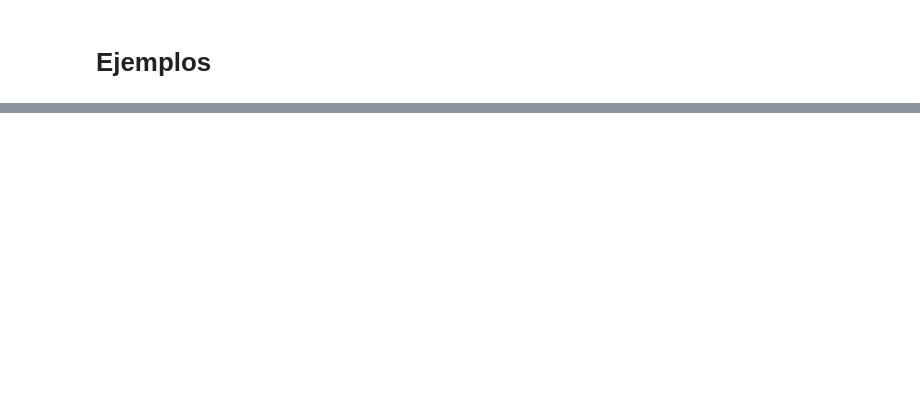
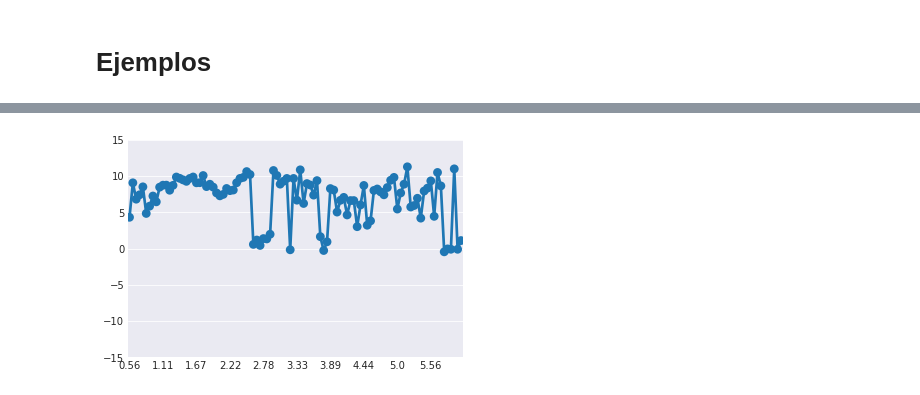
Before and after one commit to dioh/sed_2017_tps, a Jupyter notebook: tpf/analisis/Visualizar-cell-devs.ipynb, the cells around one changed output, grey strips where cells are left out. Saved outputs shown, nothing was run; the diff lists cells and outputs as text; code cells hidden in the pictures; blank space fills up the shorter version.

Commit message:
update a visualizador

```diff
--- a/tpf/analisis/Visualizar-cell-devs.ipynb
+++ b/tpf/analisis/Visualizar-cell-devs.ipynb
@@ -91,8 +91,6 @@ for i in range(0,N):
         evolution_values[i][j] = get_cut_values(evolution[i][j], pts)
 # %%
 # Enter cell to plot evolution
-i, j = 0,1
-
-# Test example
-x = list(map(lambda x : x['time'], evolution_values[i][j]))
-y = list(map(lambda x : x['value'], evolution_values[i][j]))
+y = list(map(lambda x : x['time'], evolution_values[0][0]))
+xs = [list(map(lambda x : x['value'], evolution_values[i][j])) for i in range(0,2) for j in range(0,2)]
+z = list(map(sum, zip(*xs)))
@@ -103,0 +117,10 @@ ax = sns.pointplot(x=x, y=y)
+# %%
+sns.set_style("darkgrid")
+ax = sns.pointplot(x=list(map(lambda a : round(a,2), x)), y=z)
+ax.set_ylim(-15,15)
+
+import matplotlib.ticker as ticker
+tick_spacing = 10
+ax.xaxis.set_major_locator(ticker.MultipleLocator(tick_spacing))
+# %% [output]
+[figure, added]
```
Also changed, not shown: parts of 3 cells of this notebook.
